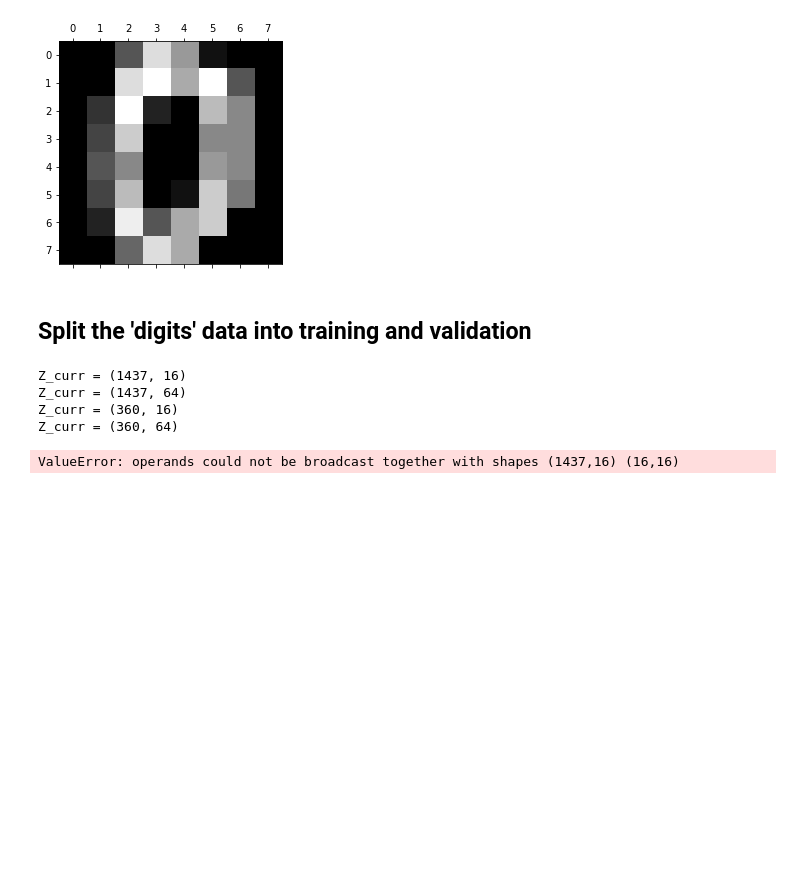
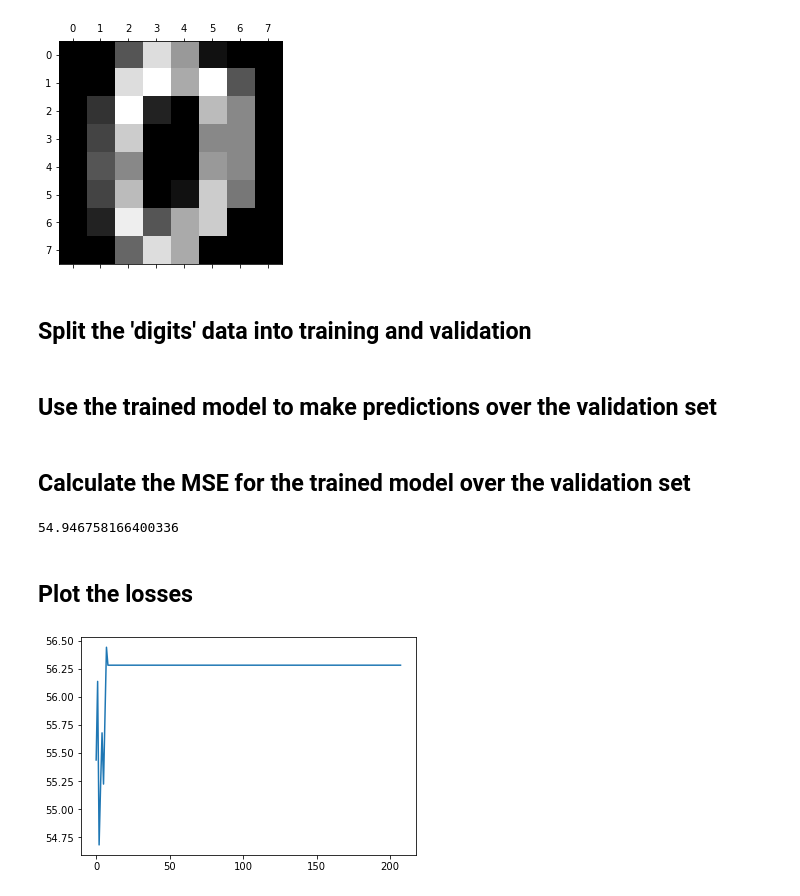
Before and after one commit to seba2550/project7, a Jupyter notebook: Autoencoder Work.ipynb, the cells around one changed output. Cells and saved outputs as stored; diff of their text form; code cells hidden in the pictures; blank space fills up the shorter version.

```diff
--- a/Autoencoder Work.ipynb
+++ b/Autoencoder Work.ipynb
@@ -10,16 +10,15 @@ from sklearn.datasets import load_digits
 ## Create neural network instance
 # %%
 arch = [{'input_dim': 64, 'output_dim': 16, 'activation': 'sigmoid'},
-       {'input_dim': 16, 'output_dim': 64, 'activation': 'relu'}] # output layer
+       {'input_dim': 16, 'output_dim': 64, 'activation': 'sigmoid'}] # output layer
 
-lr = 0.001 # Seems like a good place to start
+lr = 0.01 # Seems like a good place to start
 n_seed = 42
-batch_size = 10
-epochs = 100
-convergence_thresh = 0.0001
+batch_size = 200
+epochs = 200
 loss_fun = 'mse'
 
-nn_ae = nn.NeuralNetwork(arch, lr, n_seed, batch_size, epochs, convergence_thresh, loss_fun)
+nn_ae = nn.NeuralNetwork(arch, lr, n_seed, batch_size, epochs, loss_fun)
 # %% [markdown]
 ## Read in the 'digits' dataset using sklearn
 # %%
@@ -41,8 +40,4 @@ X_train, X_val, y_train, y_val = train_test_split(X,y, train_size=0.8) # 80/20 r
 # %%
-train_loss, train_accuracy, val_loss, val_accuracy = nn_ae.fit(X_train, X_train, X_val, X_val)
+train_loss, val_loss = nn_ae.fit(X_train, X_train, X_val, X_val)
-# %% [output]
-Z_curr = (1437, 16)
-Z_curr = (1437, 64)
-Z_curr = (360, 16)
-Z_curr = (360, 64)
-ValueError: operands could not be broadcast together with shapes (1437,16) (16,16)
+# %% [markdown]
+## Use the trained model to make predictions over the validation set
@@ -48,0 +46,13 @@ ValueError: operands could not be broadcast together with shapes (1437,16) (16,1
+# %% [markdown]
+## Calculate the MSE for the trained model over the validation set
+# %%
+nn_ae._mean_squared_error(val_preds, X_val)
+# %% [output]
+54.946758166400336
+# %% [markdown]
+## Plot the losses
+# %%
+plt.plot(train_loss)
+plt.show()
+# %% [output]
+[figure, added]
```
Also changed, not shown: parts of 3 cells of this notebook, 3 other files.
